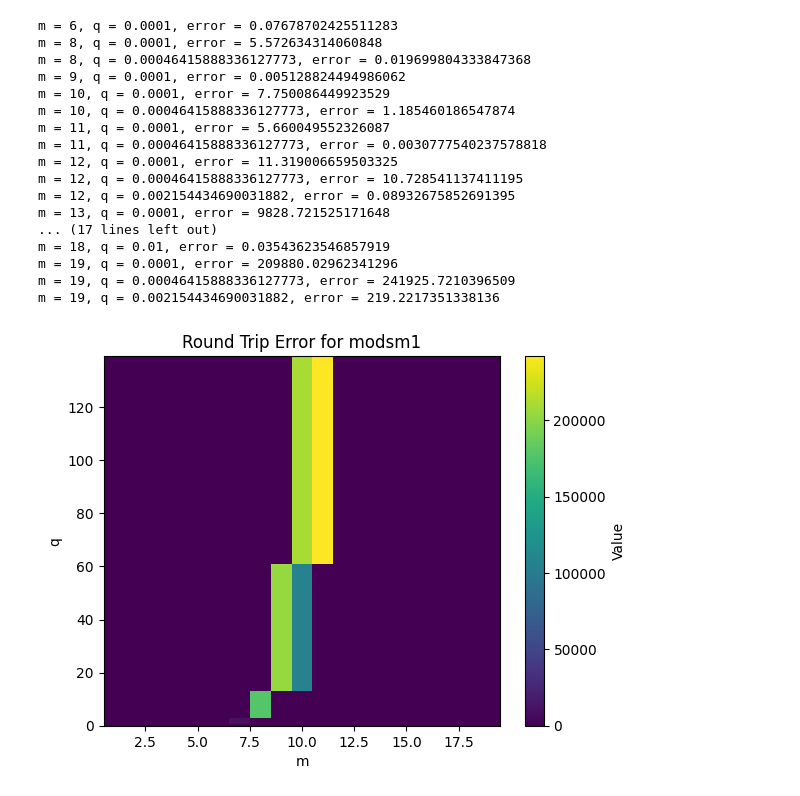
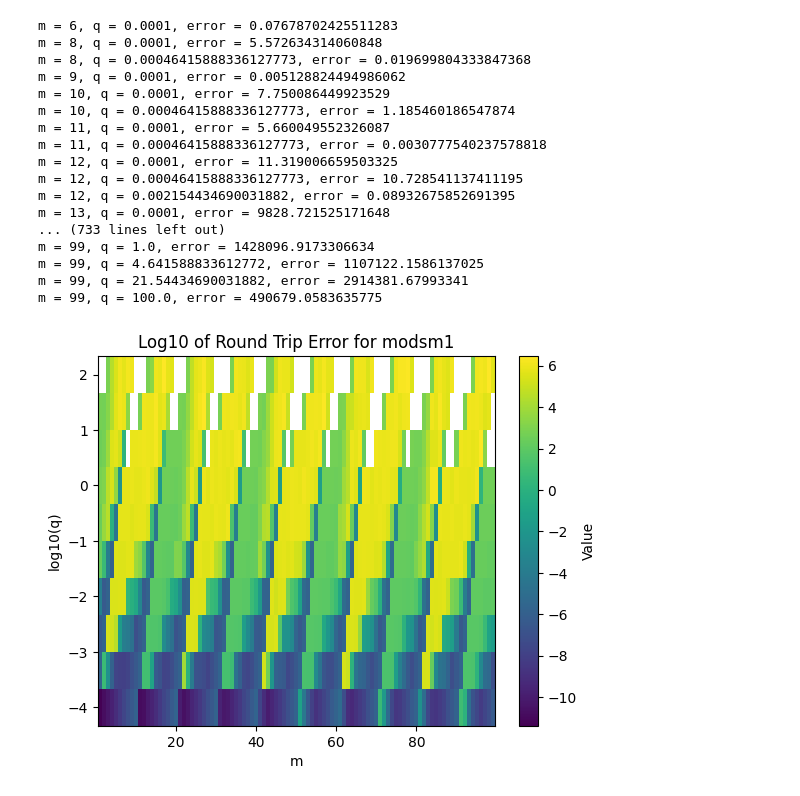
Before and after one commit to brorson/ScipyMathieuTesting, a Jupyter notebook: round_trip_modfuncs.ipynb, the cells around one changed output. Cells and saved outputs as stored; diff of their text form; code cells hidden in the pictures.

```diff
--- a/round_trip_modfuncs.ipynb
+++ b/round_trip_modfuncs.ipynb
@@ -23,7 +23,7 @@ NN = 100
 v = np.linspace(2,5,NN)
 h = 1e-5
 tol = 1e-3
-MM = 20
+MM = 100
 qs = np.logspace(-4,2,10)
 
 
@@ -98,8 +98,8 @@ NN = 100
 v = np.linspace(2,5,NN)
 h = 1e-5
 tol = 1e-3
-MM = 20
-qs = np.logspace(-4,2,10)
+MM = 100
+qs = np.logspace(-4,4,10)
 error = []
 for m in range(MM):
     for q in qs:
@@ -151,7 +168,7 @@ NN = 100
 v = np.linspace(2,5,NN)
 h = 1e-5
 tol = 1e-3
-MM = 20
+MM = 100
 qs = np.logspace(-4,2,10)
 error = []
 
@@ -190,32 +207,32 @@ m = 12, q = 0.0001, error = 11.319006659503325
 m = 12, q = 0.00046415888336127773, error = 10.728541137411195
 m = 12, q = 0.002154434690031882, error = 0.08932675852691395
 m = 13, q = 0.0001, error = 9828.721525171648
-... (17 lines left out)
-m = 18, q = 0.01, error = 0.03543623546857919
-m = 19, q = 0.0001, error = 209880.02962341296
-m = 19, q = 0.00046415888336127773, error = 241925.7210396509
-m = 19, q = 0.002154434690031882, error = 219.2217351338136
+... (733 lines left out)
+m = 99, q = 1.0, error = 1428096.9173306634
+m = 99, q = 4.641588833612772, error = 1107122.1586137025
+m = 99, q = 21.54434690031882, error = 2914381.67993341
+m = 99, q = 100.0, error = 490679.0583635775
 # %%
 import matplotlib.pyplot as plt
 
 M, Q = np.meshgrid(range(1,MM), qs)
 
 error_array = np.array(error).reshape(M.shape)
 
 
 fig, ax = plt.subplots()
-im = ax.pcolormesh(range(1, MM), qs, error_array, cmap='viridis')
+im = ax.pcolormesh(range(1, MM), np.log10(qs), np.log10(error_array), cmap='viridis')
 
 cbar = fig.colorbar(im, ax=ax)
 cbar.set_label('Value')
 
-ax.set_title("Round Trip Error for modsm1")
+ax.set_title("Log10 of Round Trip Error for modsm1")
 ax.set_xlabel("m")
-ax.set_ylabel("q")
+ax.set_ylabel("log10(q)")
 
 plt.show()
 # %% [output]
-[figure, old version]
+[figure, new version]
 # %%
 # Round trip modms2
 
```
Also changed, not shown: parts of 6 cells of this notebook.
